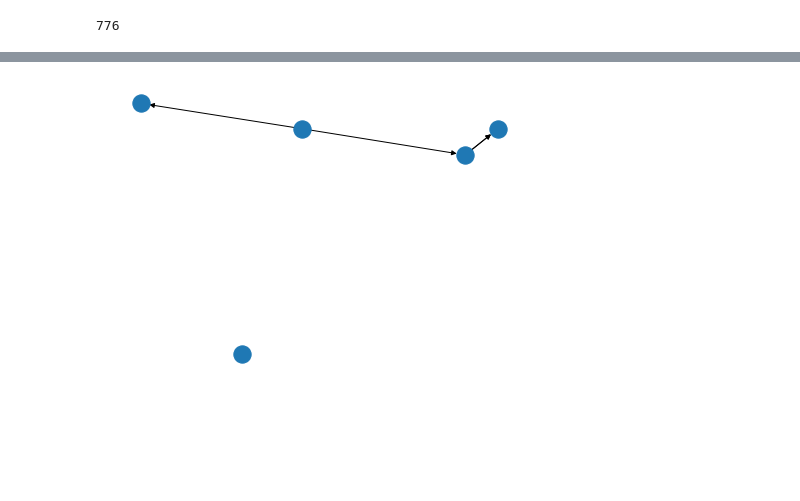
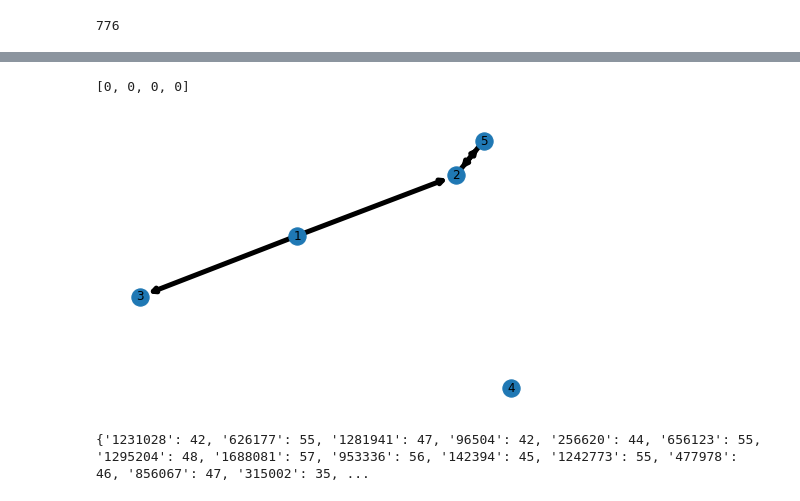
Before and after one commit to becczor/TNM098-project, a Jupyter notebook: project.ipynb, the cells around one changed output, grey strips where cells are left out. Cells and saved outputs as stored; diff of their text form; code cells hidden in the pictures; blank space fills up the shorter version.

```diff
--- a/project.ipynb
+++ b/project.ipynb
@@ -270,8 +270,23 @@ iplot(fig)
 # %%
 G = nx.MultiDiGraph()
 G.add_nodes_from([1,2,3,4,5])
-keys = G.add_edges_from([(1, 2), (1, 3), (2, 5), (2, 5)])
-
-nx.draw(G)
+keys = G.add_edges_from([(1, 2), (1, 3), (2, 5), (5, 2)])
+print(keys)
+nx.draw(G, arrows=True, with_labels=True, width=5)
 # %% [output]
+[0, 0, 0, 0]
-[figure, old version]
+[figure, new version]
+# %%
+G_sender_1278894 = nx.DiGraph()
+G_sender_1278894.add_node(1278894)
+weights = {}
+for index, row in sender_1278894.iterrows():
+    if row['to'] not in G_sender_1278894:
+        G_sender_1278894.add_edge(1278894, row['to'])
+        weights[row['to']] = 1
+    else:
+        weights[row['to']] += 1
+
+#print(weights)
+# %% [output]
+{'1231028': 42, '626177': 55, '1281941': 47, '96504': 42, '256620': 44, '656123': 55, '1295204': 48, '1688081': 57, '953336': 56, '142394': 45, '1242773': 55, '477978': 46, '856067': 47, '315002': 35, ...
```
Also changed, not shown: parts of 1 cell of this notebook.
